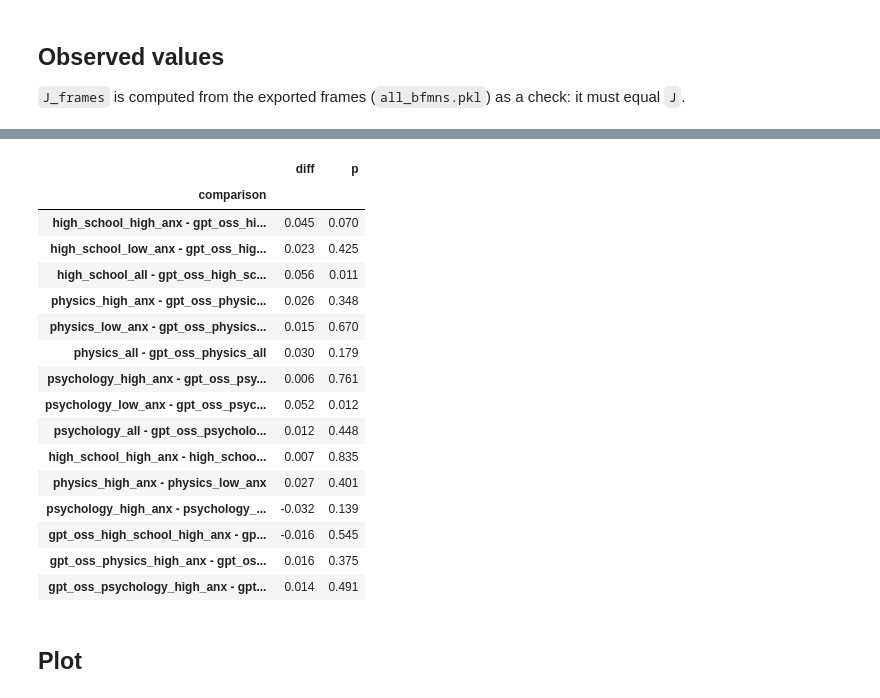
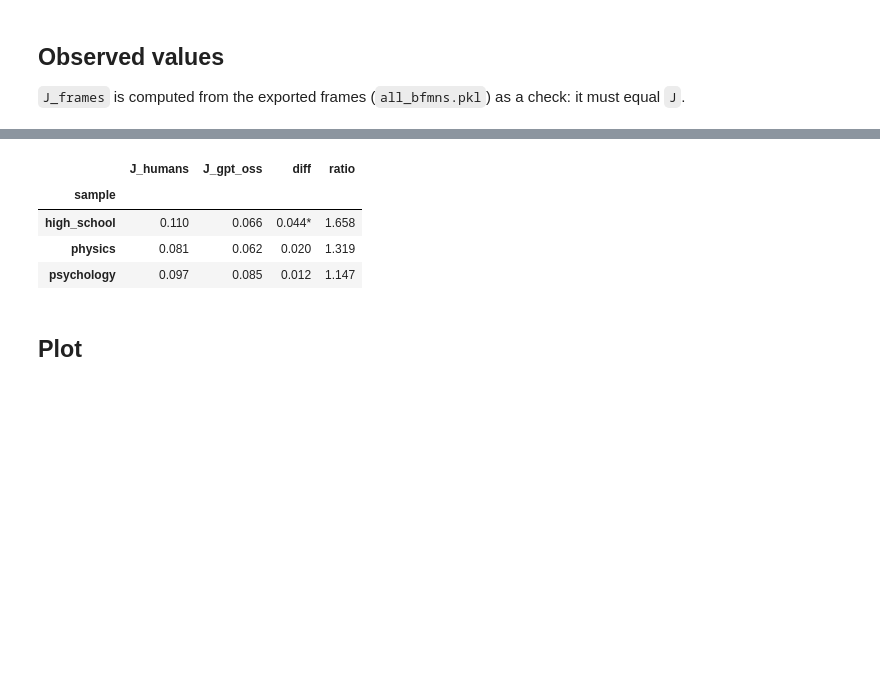
Before and after one commit to emmafranchino/cognoscolab, a Jupyter notebook: rassereno/notebooks/jaccard_similarity.ipynb, the cells around one changed output, grey strips where cells are left out. Cells and saved outputs as stored; diff of their text form; code cells hidden in the pictures; blank space fills up the shorter version.

Commit message:
jaccard similarity analysis revised

```diff
--- a/rassereno/notebooks/jaccard_similarity.ipynb
+++ b/rassereno/notebooks/jaccard_similarity.ipynb
@@ -37,13 +42,8 @@ SPLIT_FOLDERS = {
     "gpt_oss_physics": "physics_gpt_oss",
     "gpt_oss_psychology": "psychology_gpt_oss",
 }
-# high- and low-anxiety groups, and the whole sample without the anxiety split
-GROUP_FILES = {"high_anx": "high_anx.csv", "low_anx": "low_anx.csv", "all": "all.csv"}
-GROUPS = {
-    f"{name}_{group}": f"{folder}/{file}"
-    for name, folder in SPLIT_FOLDERS.items()
-    for group, file in GROUP_FILES.items()
-}
+# whole samples only (no anxiety split)
+GROUPS = {f"{name}_all": f"{folder}/all.csv" for name, folder in SPLIT_FOLDERS.items()}
 
 with open(path_rassereno_analysis / "all_bfmns.pkl", "rb") as f:
     features = pickle.load(f)
@@ -64,7 +64,8 @@ def participant_neighbours(split_df, w1="esame", w2="ansia"):
         sets = []
         for w in (w1, w2):
             sets.append(
-                set(p.loc[p["cue_word"] == w, "word"]) | set(p.loc[p["word"] == w, "cue_word"])
+                set(p.loc[p["cue_word"] == w, "word"])
+                | set(p.loc[p["word"] == w, "cue_word"])
             )
         pairs.append(tuple(sets))
     return pairs
@@ -79,7 +80,9 @@ def pooled_jaccard(pairs, idx=None):
     return jaccard_similarity(n1, n2) if n1 | n2 else 0.0
 
 
-neighbours = {g: participant_neighbours(pd.read_csv(SPLITS / f)) for g, f in GROUPS.items()}
+neighbours = {
+    g: participant_neighbours(pd.read_csv(SPLITS / f)) for g, f in GROUPS.items()
+}
 # %% [markdown]
 ## Observed values
 
@@ -129,49 +121,53 @@ absolute value as the observed one).
 # %%
 def compare(a, b, n_perm=N_PERM):
     pooled = neighbours[a] + neighbours[b]
     n_a = len(neighbours[a])
     observed = jaccard.loc[a, "J"] - jaccard.loc[b, "J"]
     null = np.empty(n_perm)
     for i in range(n_perm):
         order = rng.permutation(len(pooled))
-        null[i] = pooled_jaccard(pooled, order[:n_a]) - pooled_jaccard(pooled, order[n_a:])
+        null[i] = pooled_jaccard(pooled, order[:n_a]) - pooled_jaccard(
+            pooled, order[n_a:]
+        )
     return {
-        "comparison": f"{a} - {b}",
+        "J_humans": jaccard.loc[a, "J"],
+        "J_gpt_oss": jaccard.loc[b, "J"],
         "diff": observed,
+        "ratio": jaccard.loc[a, "J"] / jaccard.loc[b, "J"],
         "p": (np.sum(np.abs(null) >= abs(observed)) + 1) / (n_perm + 1),
     }
 
 
+def holm(p_values):
+    """Holm-Bonferroni adjusted p-values."""
+    order = np.argsort(p_values)
+    m = len(p_values)
+    adjusted = np.empty(m)
+    running = 0.0
+    for rank, i in enumerate(order):
+        running = max(running, min(1.0, (m - rank) * p_values[i]))
+        adjusted[i] = running
+    return adjusted
+
+
 HUMAN_SAMPLES = ["high_school", "physics", "psychology"]
-comparisons = [
-    compare(f"{s}_{group}", f"gpt_oss_{s}_{group}")
-    for s in HUMAN_SAMPLES
-    for group in GROUP_FILES
-] + [
-    compare(f"{prefix}{s}_high_anx", f"{prefix}{s}_low_anx")
-    for prefix in ["", "gpt_oss_"]
-    for s in HUMAN_SAMPLES
-]
-comparisons = pd.DataFrame(comparisons).set_index("comparison")
-comparisons.round(3).to_csv(path_rassereno_analysis / "jaccard_exam_anxiety_comparisons.csv")
-comparisons.round(3)
+comparisons = pd.DataFrame(
+    {s: compare(f"{s}_all", f"gpt_oss_{s}_all") for s in HUMAN_SAMPLES}
+).T
+comparisons["p_holm"] = holm(comparisons["p"].to_numpy())
+comparisons.index.name = "sample"
+
+ALPHA = 0.1
+table = comparisons[["J_humans", "J_gpt_oss", "diff", "ratio"]].astype(float).round(3)
+table["diff"] = table["diff"].map("{:.3f}".format) + np.where(
+    comparisons["p_holm"] < ALPHA, "*", ""
+)
+table
 # %% [output]
-|  | diff | p |
-| comparison |  |  |
-| high_school_high_anx - gpt_oss_hi... | 0.045 | 0.070 |
-| high_school_low_anx - gpt_oss_hig... | 0.023 | 0.425 |
-| high_school_all - gpt_oss_high_sc... | 0.056 | 0.011 |
-| physics_high_anx - gpt_oss_physic... | 0.026 | 0.348 |
-| physics_low_anx - gpt_oss_physics... | 0.015 | 0.670 |
-| physics_all - gpt_oss_physics_all | 0.030 | 0.179 |
-| psychology_high_anx - gpt_oss_psy... | 0.006 | 0.761 |
-| psychology_low_anx - gpt_oss_psyc... | 0.052 | 0.012 |
-| psychology_all - gpt_oss_psycholo... | 0.012 | 0.448 |
-| high_school_high_anx - high_schoo... | 0.007 | 0.835 |
-| physics_high_anx - physics_low_anx | 0.027 | 0.401 |
-| psychology_high_anx - psychology_... | -0.032 | 0.139 |
-| gpt_oss_high_school_high_anx - gp... | -0.016 | 0.545 |
-| gpt_oss_physics_high_anx - gpt_os... | 0.016 | 0.375 |
-| gpt_oss_psychology_high_anx - gpt... | 0.014 | 0.491 |
+|  | J_humans | J_gpt_oss | diff | ratio |
+| sample |  |  |  |  |
+| high_school | 0.110 | 0.066 | 0.044* | 1.658 |
+| physics | 0.081 | 0.062 | 0.020 | 1.319 |
+| psychology | 0.097 | 0.085 | 0.012 | 1.147 |
 # %% [markdown]
 ## Plot
```
Also changed, not shown: parts of 7 cells of this notebook, 1 other file.
